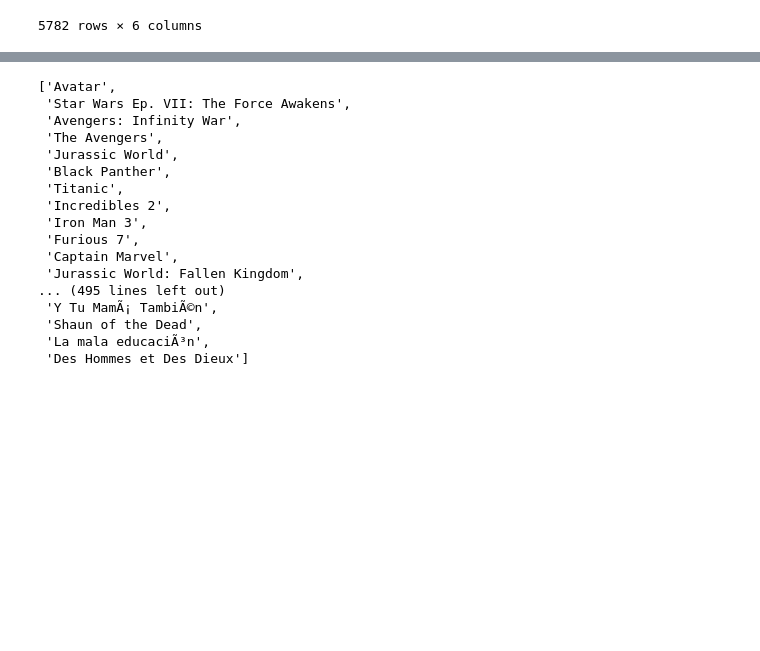
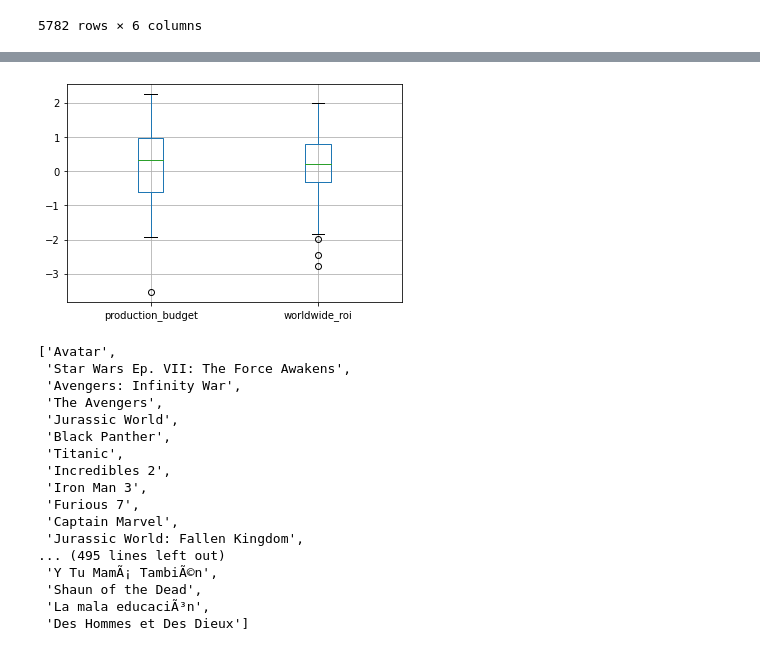
Before and after one commit to jmarkowi/Microsoft-Studios-Analysis, a Jupyter notebook: lorela_working_nb.ipynb, the cells around one changed output, grey strips where cells are left out. Cells and saved outputs as stored; diff of their text form; code cells hidden in the pictures; blank space fills up the shorter version.

```diff
--- a/lorela_working_nb.ipynb
+++ b/lorela_working_nb.ipynb
@@ -43,0 +52,14 @@ movie_budgets["worldwide_roi"] = movie_budgets["worldwide_profit"]/movie_budgets
+# %%
+boxplot = pd.DataFrame(np.random.randn(100, 2), columns=['production_budget','worldwide_roi'])
+
+boxplot.boxplot(return_type='axes');
+
+# median = np.median(['production_budget'])
+# upper_quartile = np.percentile(data, 75)
+# lower_quartile = np.percentile(data, 25)
+
+# iqr = upper_quartile - lower_quartile
+# upper_whisker = data[data<=upper_quartile+1.5*iqr].max()
+# lower_whisker = data[data>=lower_quartile-1.5*iqr].min()
+# %% [output]
+[figure, added]
```
Also changed, not shown: parts of 26 cells of this notebook.
